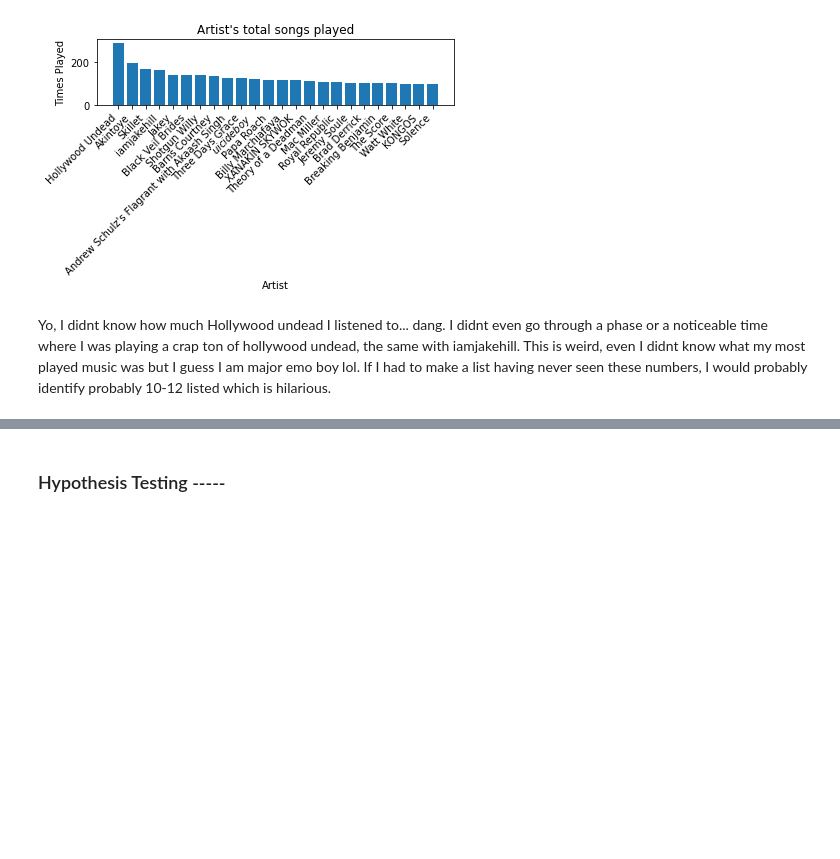
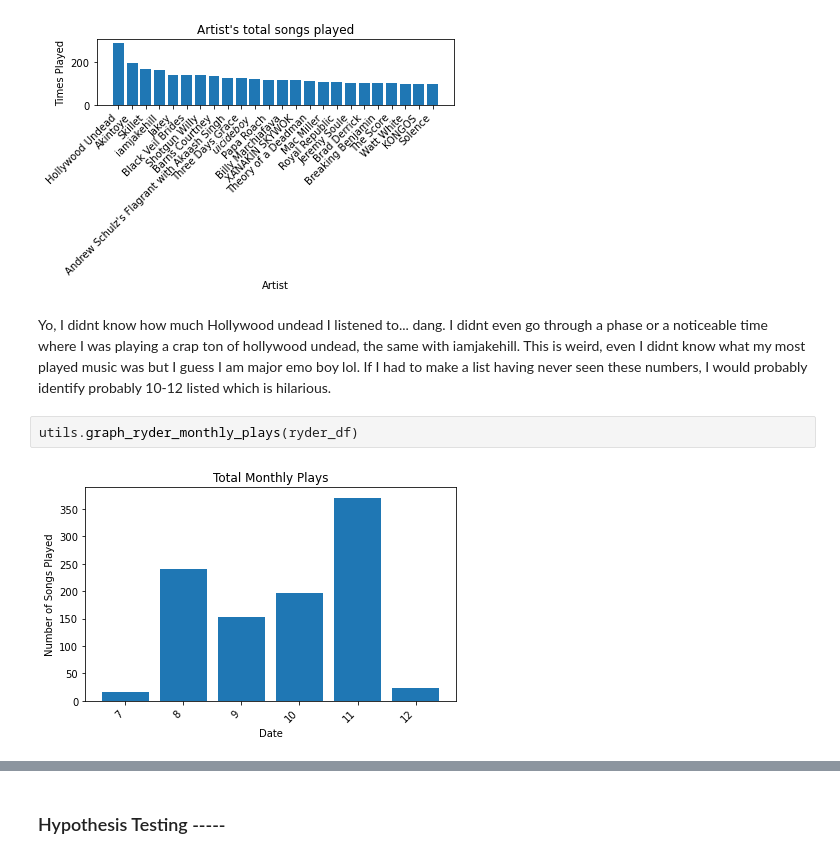
Before and after one commit to JPNealon/CS222-FinalProject, a Jupyter notebook: Project.ipynb, the cells around one changed output, grey strips where cells are left out. Saved outputs shown, nothing was run; the diff lists cells and outputs as text; blank space fills up the shorter version.

Commit message:
Cleaned up visuals

```diff
--- a/Project.ipynb
+++ b/Project.ipynb
@@ -76,3 +60,7 @@ utils.graph_jack_favorite_artists(jack_df)
 [figure]
 # %% [markdown]
 Yo, I didnt know how much Hollywood undead I listened to... dang. I didnt even go through a phase or a noticeable time where I was playing a crap ton of hollywood undead, the same with iamjakehill. This is weird, even I didnt know what my most played music was but I guess I am major emo boy lol. If I had to make a list having never seen these numbers, I would probably identify probably 10-12 listed which is hilarious.
+# %%
+utils.graph_ryder_monthly_plays(ryder_df)
+# %% [output]
+[figure, added]
```
Also changed, not shown: parts of 4 cells of this notebook, 1 other file.
